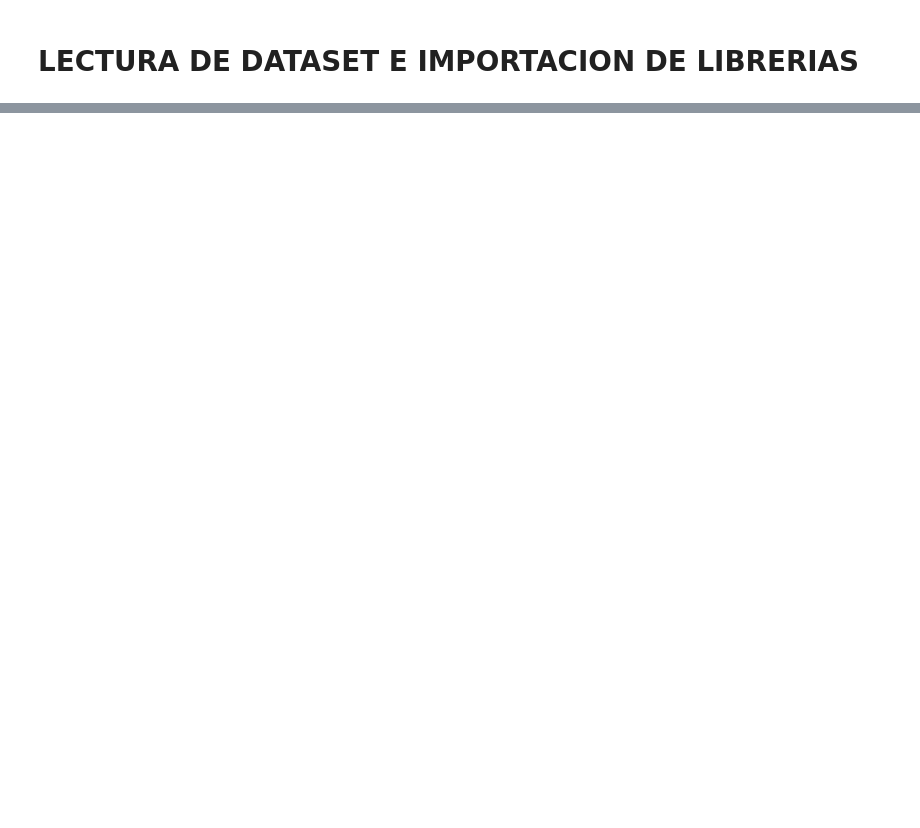
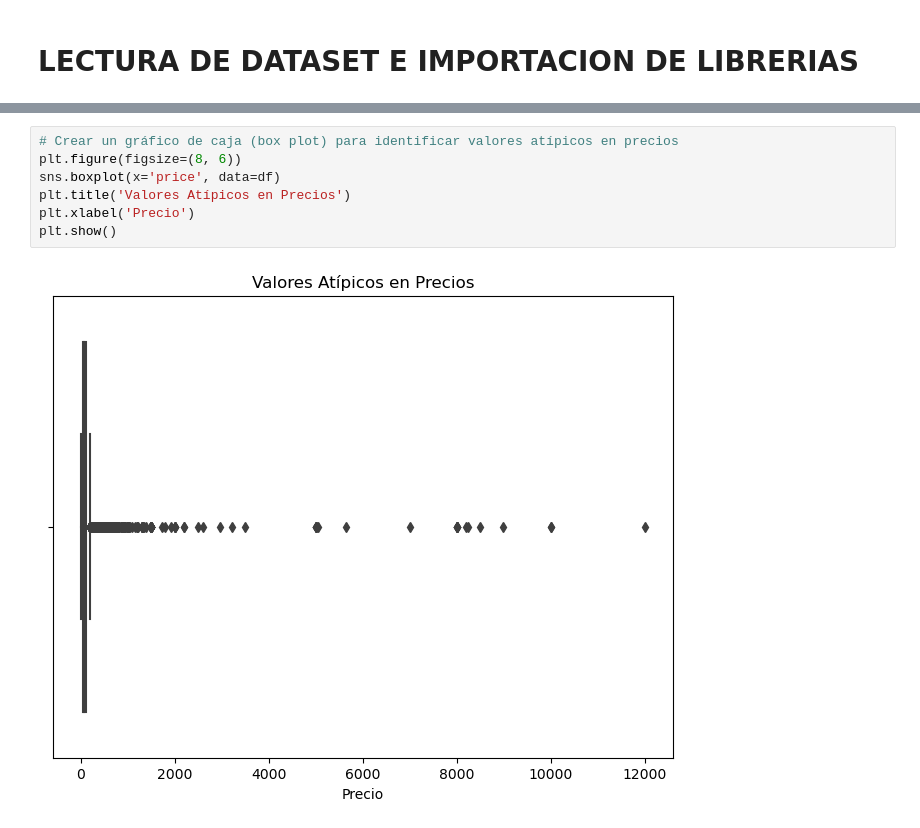
Before and after one commit to AI-School-F5-P2/Data_Analyst, a Jupyter notebook: Cities/Milan.ipynb, the cells around one changed output, grey strips where cells are left out. Drawn from its saved outputs; the diff is of its cells as text; blank space fills up the shorter version.

```diff
--- a/Cities/Milan.ipynb
+++ b/Cities/Milan.ipynb
@@ -113,0 +194,9 @@ df.describe()
+# %%
+# Crear un gráfico de caja (box plot) para identificar valores atípicos en precios
+plt.figure(figsize=(8, 6))
+sns.boxplot(x='price', data=df)
+plt.title('Valores Atípicos en Precios')
+plt.xlabel('Precio')
+plt.show()
+# %% [output]
+[figure, added]
```
Also changed, not shown: parts of 13 cells of this notebook.
